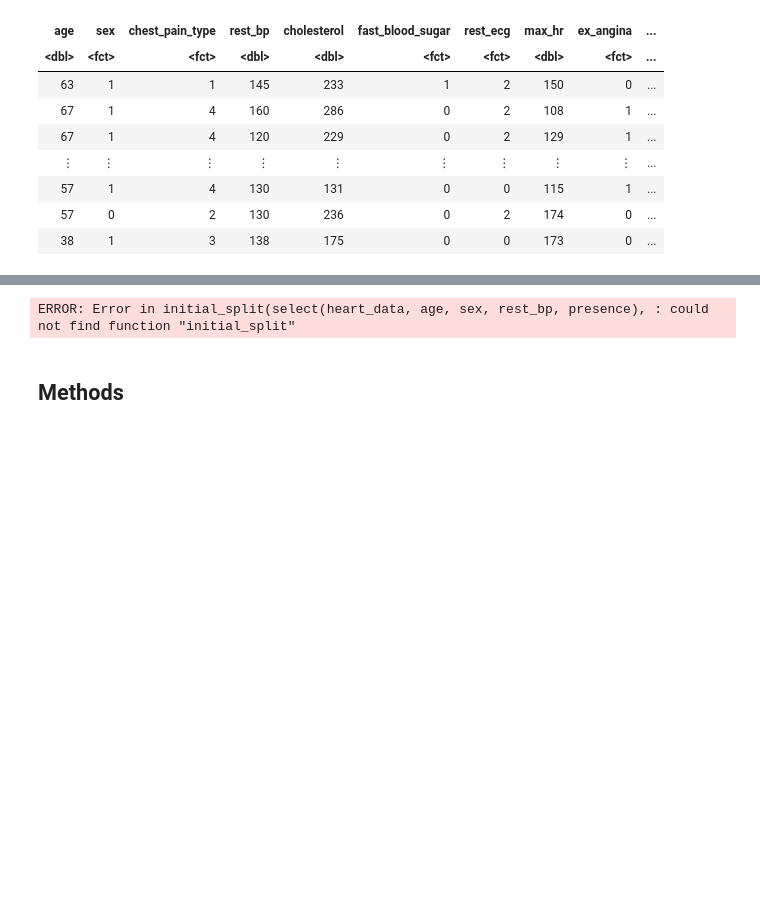
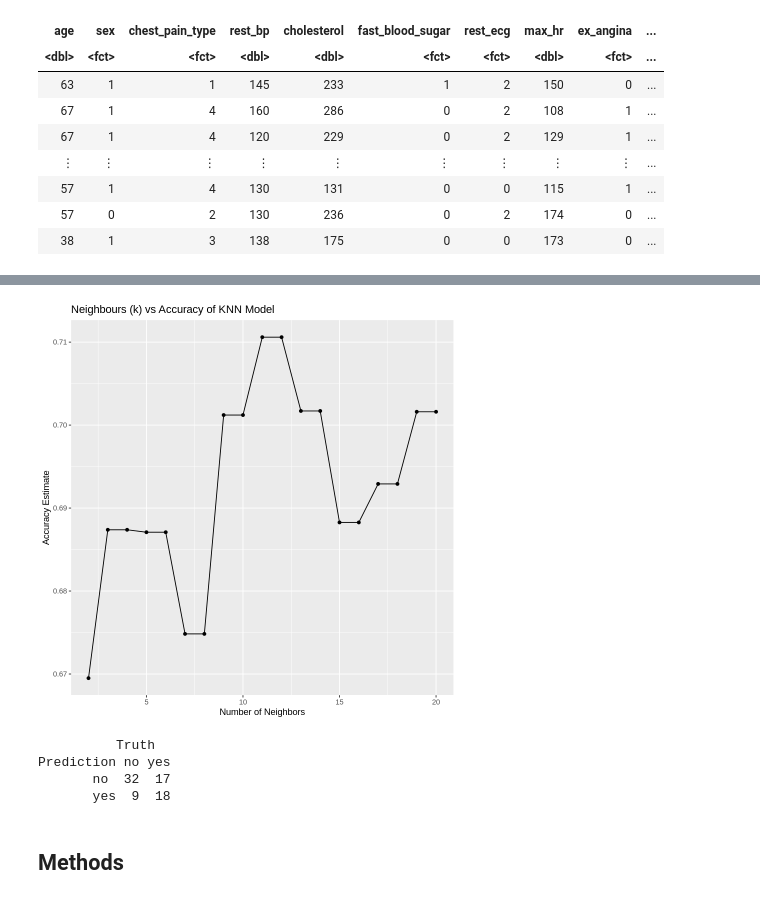
Before and after one commit to itsDagu/dsci100-group-01, a Jupyter notebook: group_proposal.ipynb, the cells around one changed output, grey strips where cells are left out. Saved outputs shown, nothing was run; the diff lists cells and outputs as text; code cells hidden in the pictures; blank space fills up the shorter version.

```diff
--- a/group_proposal.ipynb
+++ b/group_proposal.ipynb
@@ -60,3 +79,13 @@ A tibble: 303 × 15
 | 57 | 1 | 4 | 130 | 131 | 0 | 0 | 115 | 1 | ... |
 | 57 | 0 | 2 | 130 | 236 | 0 | 2 | 174 | 0 | ... |
 | 38 | 1 | 3 | 138 | 175 | 0 | 0 | 173 | 0 | ... |
+# %%
+## Scaling the data
+heart_data_recipe <- recipe(presence ~ age + rest_bp + cholesterol + max_hr + st_depr, data = heart_data) |>
+    step_scale(all_predictors()) |>
+    step_center(all_predictors())
+
+heart_data_scaled <- heart_data_recipe |>
+    prep() |>
+    bake(heart_data)
+heart_data_scaled
@@ -63,13 +103,67 @@ A tibble: 303 × 15
 # %%
 ## Splitting the data into training/testing set
-heart_split <- heart_data|>
-    select(age, sex, rest_bp, presence) |>
+heart_split <- heart_data_scaled |>
+    select(age, rest_bp, cholesterol, max_hr, st_depr, presence) |>
     initial_split(prop = 0.75, strata = presence)
 heart_train <- training(heart_split)
 heart_test <- testing(heart_split)
-# %% [output]
-ERROR: Error in initial_split(select(heart_data, age, sex, rest_bp, presence), : could not find function "initial_split"
 # %%
-## Data summary
+## Finding the optimal k
+knn_recipe <- recipe(presence ~ age + rest_bp + cholesterol + max_hr + st_depr, data = heart_train)
+
+heart_train <- knn_recipe |>
+    prep() |>
+    bake(heart_train)
+
+knn_vfold <- vfold_cv(heart_train, v = 5, strata = presence)
+
+knn_tune <- nearest_neighbor(weight_func = "rectangular", neighbors = tune()) |>
+    set_engine("kknn") |>
+    set_mode("classification")
+
+k <- tibble(neighbors = seq(2, 20, 1))
+
+knn_results <- workflow() |>
+    add_recipe(knn_recipe) |>
+    add_model(knn_tune) |>
+    tune_grid(resamples = knn_vfold, grid = k) |>
+    collect_metrics()
+
+accuracies <- knn_results |>
+    filter(.metric == "accuracy")
+
+cross_val_plot <- ggplot(accuracies, aes(x = neighbors, y = mean)) +
+    geom_point() +
+    geom_line() +
+    ggtitle("Neighbours (k) vs Accuracy of KNN Model") +
+    labs(x = "Number of Neighbors", y = "Accuracy Estimate")
+
+cross_val_plot
+# %% [output]
+[figure, added]
 # %%
-## Data visualization
+## Testing the model
+knn_spec <- nearest_neighbor(weight = "rectangular", neighbor = 12) |>
+    set_engine("kknn") |>
+    set_mode("classification")
+
+knn_fit <- workflow() |>
+    add_recipe(knn_recipe) |>
+    add_model(knn_spec) |>
+    fit(data = heart_train)
+
+knn_predictions <- predict(knn_fit, heart_test) |>
+    bind_cols(heart_test)
+
+knn_metrics <- knn_predictions |>
+    metrics(truth = presence, estimate = .pred_class)
+
+knn_conf_mat <- knn_predictions |>
+    conf_mat(truth = presence, estimate = .pred_class)
+
+knn_conf_mat
+# %% [output]
+          Truth
+Prediction no yes
+       no  32  17
+       yes  9  18
```
Also changed, not shown: parts of 3 cells of this notebook.
